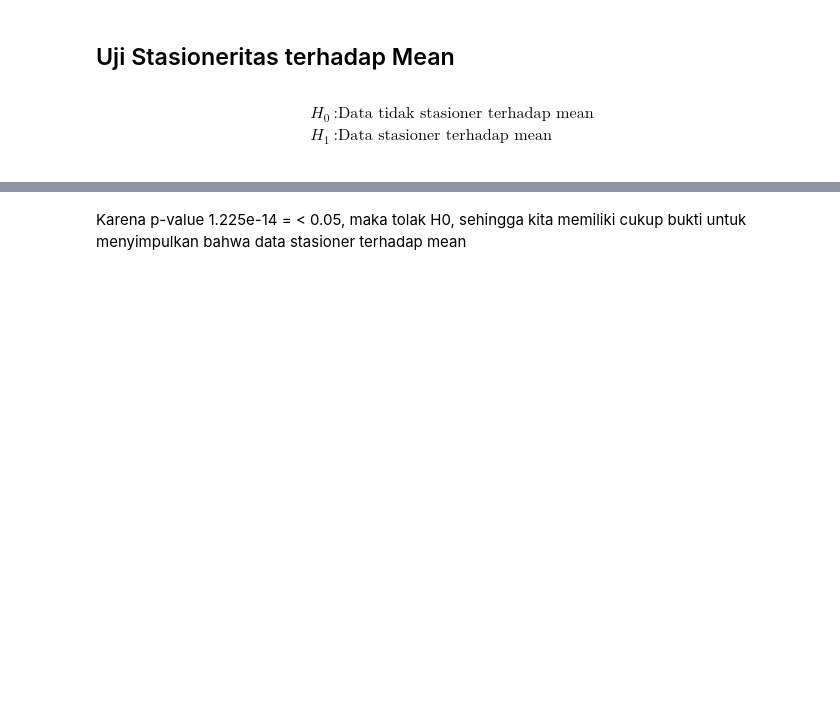
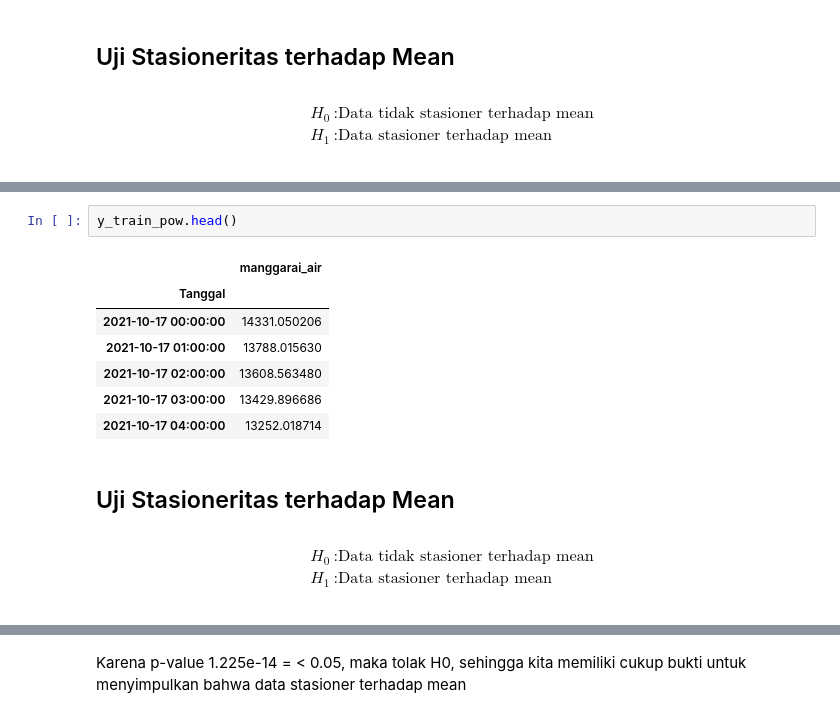
Before and after one commit to elvano22/Pintu-Air, a Jupyter notebook: notebooks/21_ARIMA.ipynb, the cells around one changed output, grey strips where cells are left out. Drawn from its saved outputs; the diff is of its cells as text; blank space fills up the shorter version.

```diff
--- a/notebooks/21_ARIMA.ipynb
+++ b/notebooks/21_ARIMA.ipynb
@@ -348,3 +330,22 @@ Critical Values:
    1% : -3.4305427607757
    5% : -2.86162519541463
    10% : -2.566815346856351
+# %%
+y_train_pow.head()
+# %% [output]
+|  | manggarai_air |
+| Tanggal |  |
+| 2021-10-17 00:00:00 | 14331.050206 |
+| 2021-10-17 01:00:00 | 13788.015630 |
+| 2021-10-17 02:00:00 | 13608.563480 |
+| 2021-10-17 03:00:00 | 13429.896686 |
+| 2021-10-17 04:00:00 | 13252.018714 |
+# %% [markdown]
+## Uji Stasioneritas terhadap Mean
+# %% [markdown]
+$$
+\begin{aligned}
+H_0&: \text{Data tidak stasioner terhadap mean}\\
+H_1&: \text{Data stasioner terhadap mean}\\
+\end{aligned}
+$$
```
Also changed, not shown: parts of 7 cells of this notebook.
